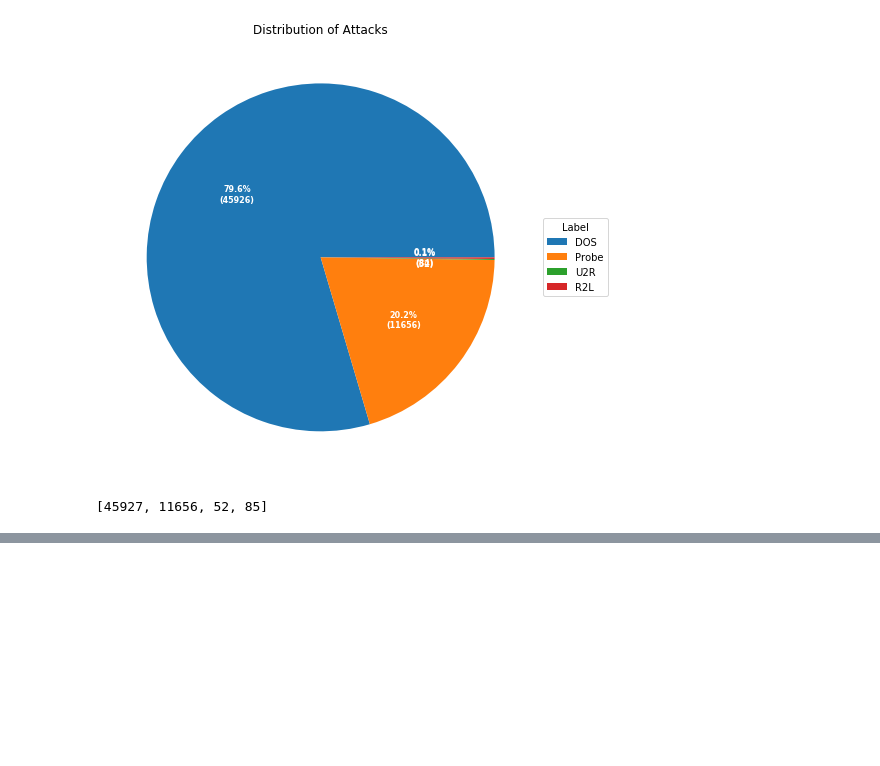
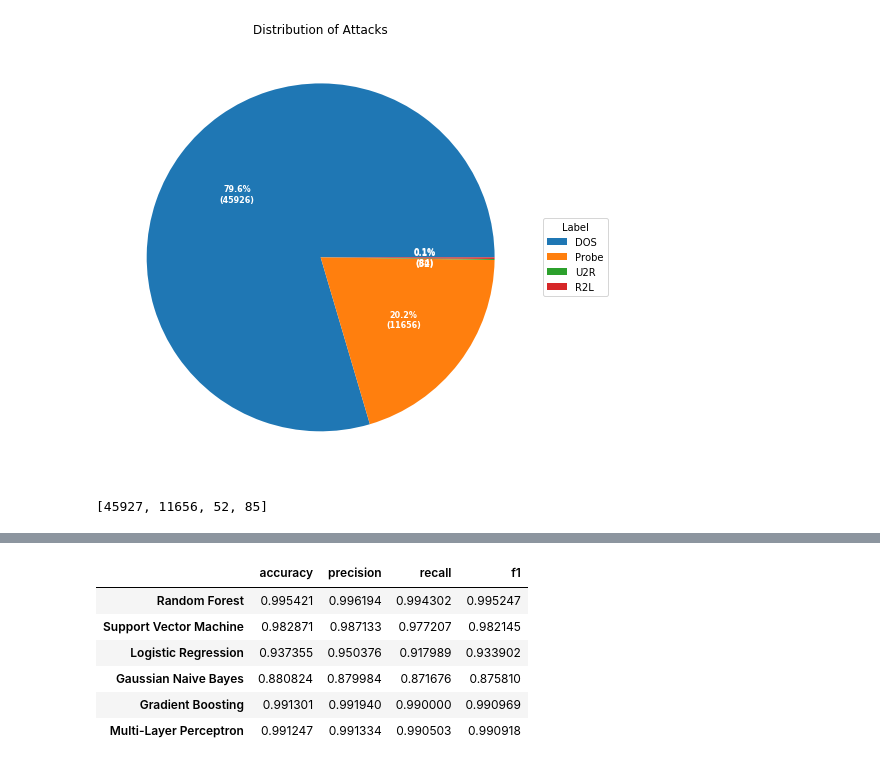
Before and after one commit to bhvya1505/Intrusion-Detection, a Jupyter notebook: Performance Evaluation of Supervised Machine Learning Algorithms for Intrusion Detection.ipynb, the cells around one changed output, grey strips where cells are left out. Cells and saved outputs as stored; diff of their text form; code cells hidden in the pictures; blank space fills up the shorter version.

```diff
--- a/Performance Evaluation of Supervised Machine Learning Algorithms for Intrusion Detection.ipynb
+++ b/Performance Evaluation of Supervised Machine Learning Algorithms for Intrusion Detection.ipynb
@@ -403,0 +586,29 @@ plt.show()
+# %%
+models = {
+    'Random Forest':rf_mod,
+    'Support Vector Machine': svm_mod,
+    'Logistic Regression':lg_mod,
+    'Gaussian Naive Bayes': gnb_mod,
+    'Gradient Boosting':gb_mod,
+    'Multi-Layer Perceptron':mlp_mod
+}
+
+columns = [
+    'accuracy',
+    'precision',
+    'recall',
+    'f1'
+]
+
+table = {}
+
+
+for model in models.keys():
+
+    pred = models[model].predict(X_test)
+    accuracy = models[model].score(X_test,y_test)
+    precision = precision_score(y_test,pred)
+    recall = recall_score(y_test, pred)
+    f1 = f1_score(y_test,pred)
+
+    table[model] = [accuracy, precision, recall, f1]
@@ -403,0 +620,12 @@ plt.show()
+# %%
+results = pd.DataFrame.from_dict(table, orient='index')
+results.columns = columns
+results
+# %% [output]
+|  | accuracy | precision | recall | f1 |
+| Random Forest | 0.995421 | 0.996194 | 0.994302 | 0.995247 |
+| Support Vector Machine | 0.982871 | 0.987133 | 0.977207 | 0.982145 |
+| Logistic Regression | 0.937355 | 0.950376 | 0.917989 | 0.933902 |
+| Gaussian Naive Bayes | 0.880824 | 0.879984 | 0.871676 | 0.875810 |
+| Gradient Boosting | 0.991301 | 0.991940 | 0.990000 | 0.990969 |
+| Multi-Layer Perceptron | 0.991247 | 0.991334 | 0.990503 | 0.990918 |
```
Also changed, not shown: parts of 34 cells of this notebook, 2 other files.
